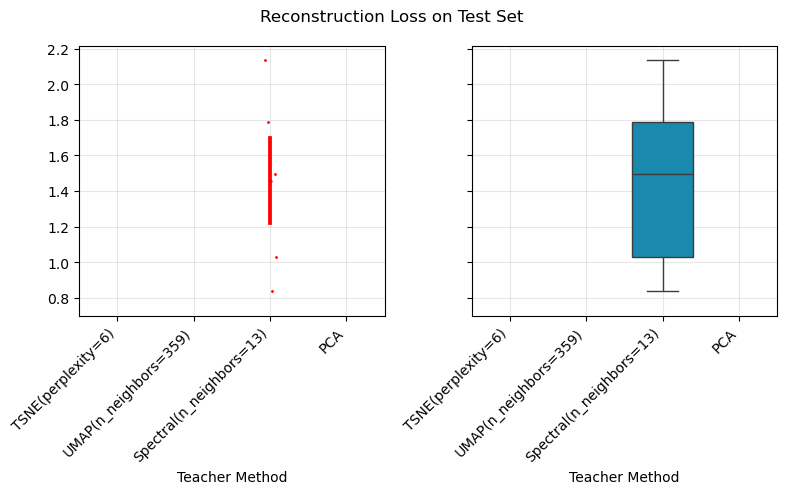
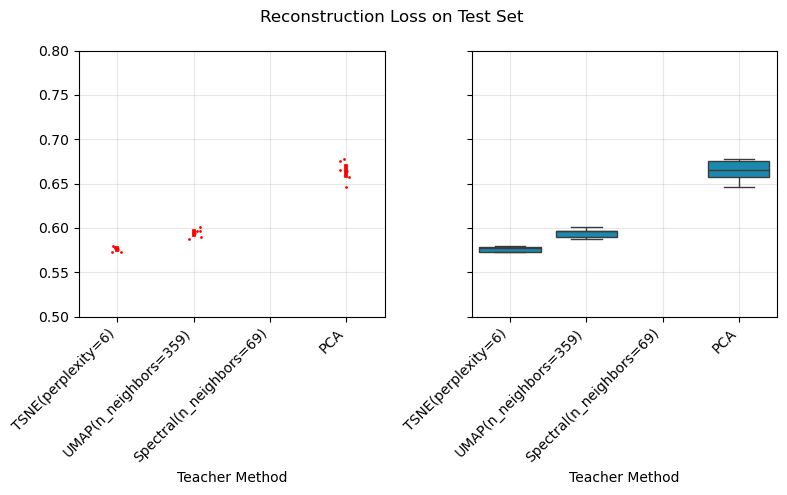
Code edit (unified diff) that turned the first committed figure into the second:
--- before
+++ after
@@ -5,5 +5,5 @@
 axes[0].set_ylabel("")
 axes[0].set_xlabel("Teacher Method")
-axes[0].set_ylim(bottom=0.7)
+axes[0].set_ylim(top=0.8, bottom=0.5)
 
 sns.boxplot(data=teachers, x = 'method', y='recon_loss', ax = axes[1], color='#0096C7')

Commit: Work from second system